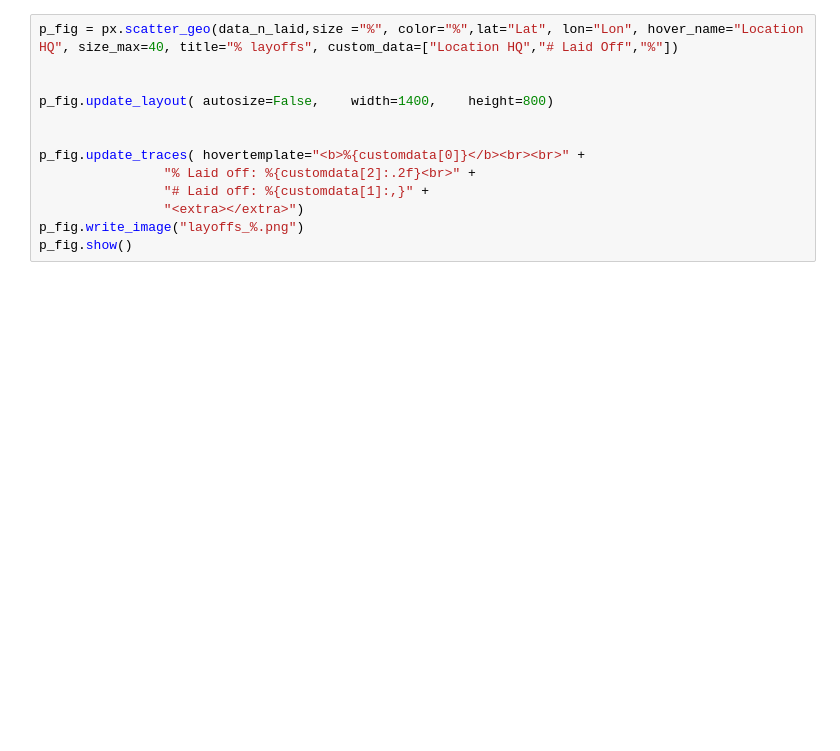
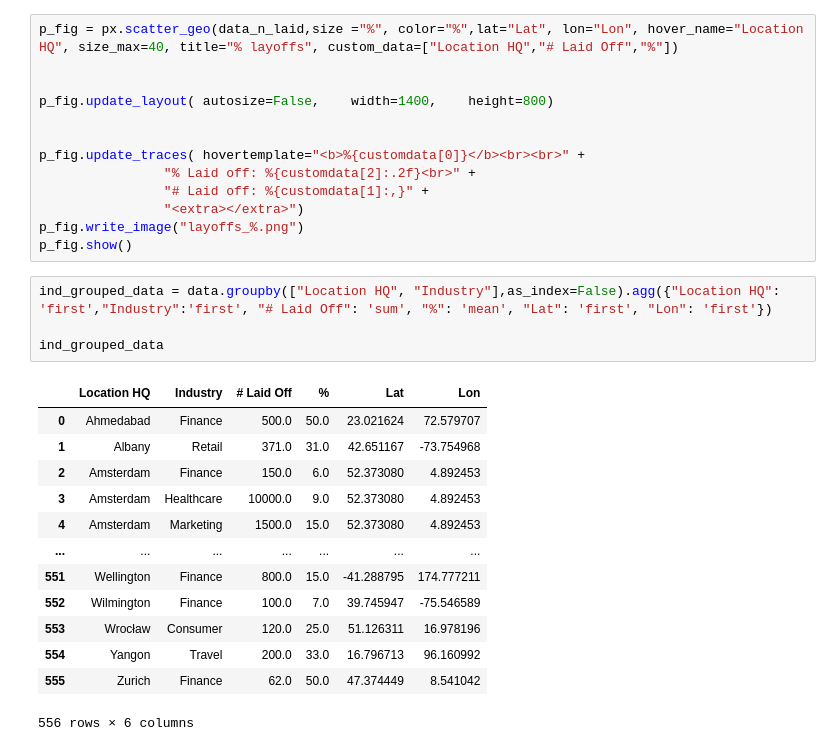
Before and after one commit to MIT-Emerging-Talent/2024-group-02-cdsp, a Jupyter notebook: data_analysis/map.ipynb, the cells around one changed output. Drawn from its saved outputs; the diff is of its cells as text; blank space fills up the shorter version.

```diff
--- a/data_analysis/map.ipynb
+++ b/data_analysis/map.ipynb
@@ -46,3 +46,21 @@ p_fig.update_traces( hovertemplate="<b>%{customdata[0]}</b><br><br>" +
                 "<extra></extra>")
 p_fig.write_image("layoffs_%.png")
 p_fig.show()
+# %%
+ind_grouped_data = data.groupby(["Location HQ", "Industry"],as_index=False).agg({"Location HQ": 'first',"Industry":'first', "# Laid Off": 'sum', "%": 'mean', "Lat": 'first', "Lon": 'first'})
+
+ind_grouped_data
+# %% [output]
+|  | Location HQ | Industry | # Laid Off | % | Lat | Lon |
+| 0 | Ahmedabad | Finance | 500.0 | 50.0 | 23.021624 | 72.579707 |
+| 1 | Albany | Retail | 371.0 | 31.0 | 42.651167 | -73.754968 |
+| 2 | Amsterdam | Finance | 150.0 | 6.0 | 52.373080 | 4.892453 |
+| 3 | Amsterdam | Healthcare | 10000.0 | 9.0 | 52.373080 | 4.892453 |
+| 4 | Amsterdam | Marketing | 1500.0 | 15.0 | 52.373080 | 4.892453 |
+| ... | ... | ... | ... | ... | ... | ... |
+| 551 | Wellington | Finance | 800.0 | 15.0 | -41.288795 | 174.777211 |
+| 552 | Wilmington | Finance | 100.0 | 7.0 | 39.745947 | -75.546589 |
+| 553 | Wrocław | Consumer | 120.0 | 25.0 | 51.126311 | 16.978196 |
+| 554 | Yangon | Travel | 200.0 | 33.0 | 16.796713 | 96.160992 |
+| 555 | Zurich | Finance | 62.0 | 50.0 | 47.374449 | 8.541042 |
+556 rows × 6 columns
```
Also changed, not shown: parts of 3 cells of this notebook, 1 other file.
